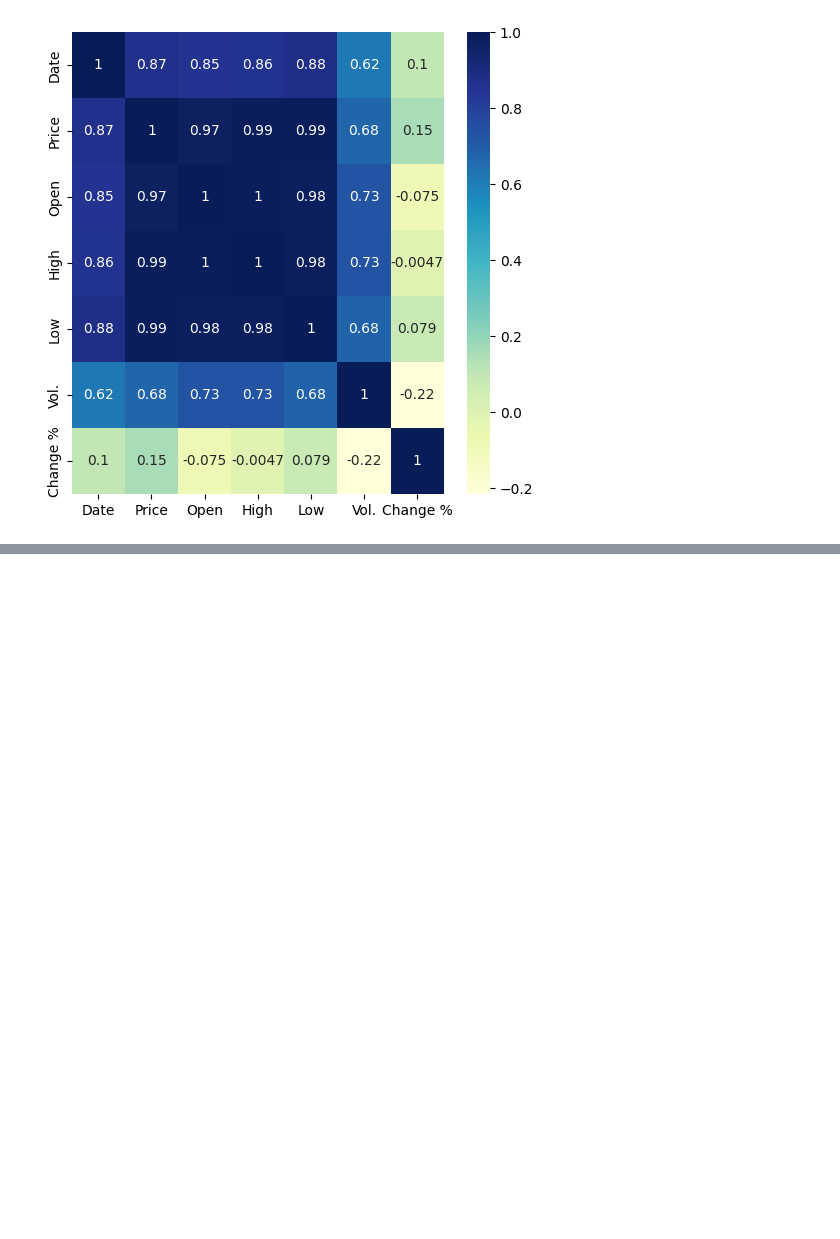
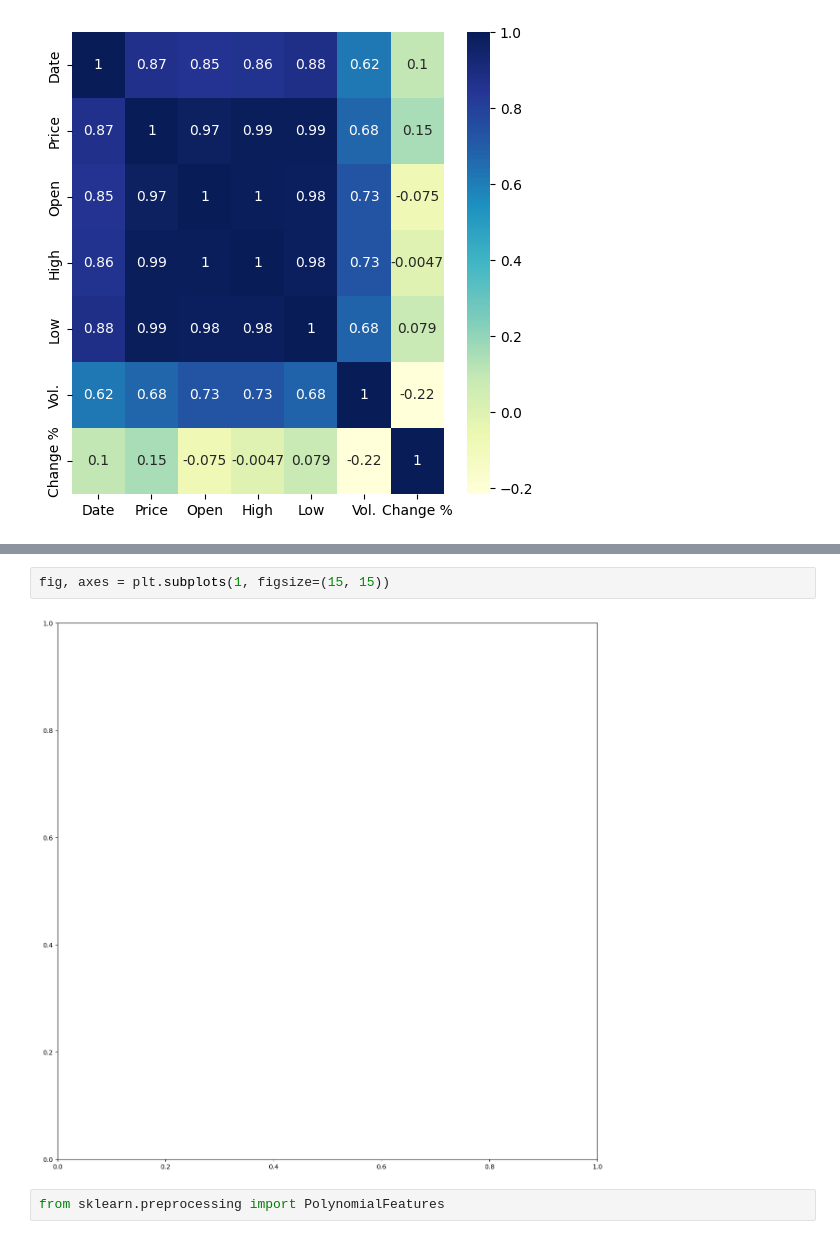
Before and after one commit to grassnhi/MachineLearning, a Jupyter notebook: Beginning/STOCK.ipynb, the cells around one changed output, grey strips where cells are left out. Saved outputs shown, nothing was run; the diff lists cells and outputs as text; blank space fills up the shorter version.

```diff
--- a/Beginning/STOCK.ipynb
+++ b/Beginning/STOCK.ipynb
@@ -122,0 +158,6 @@ plt.show()
+# %%
+fig, axes = plt.subplots(1, figsize=(15, 15))
+# %% [output]
+[figure, added]
+# %%
+from sklearn.preprocessing import PolynomialFeatures
```
Also changed, not shown: parts of 33 cells of this notebook, 16 other files.
